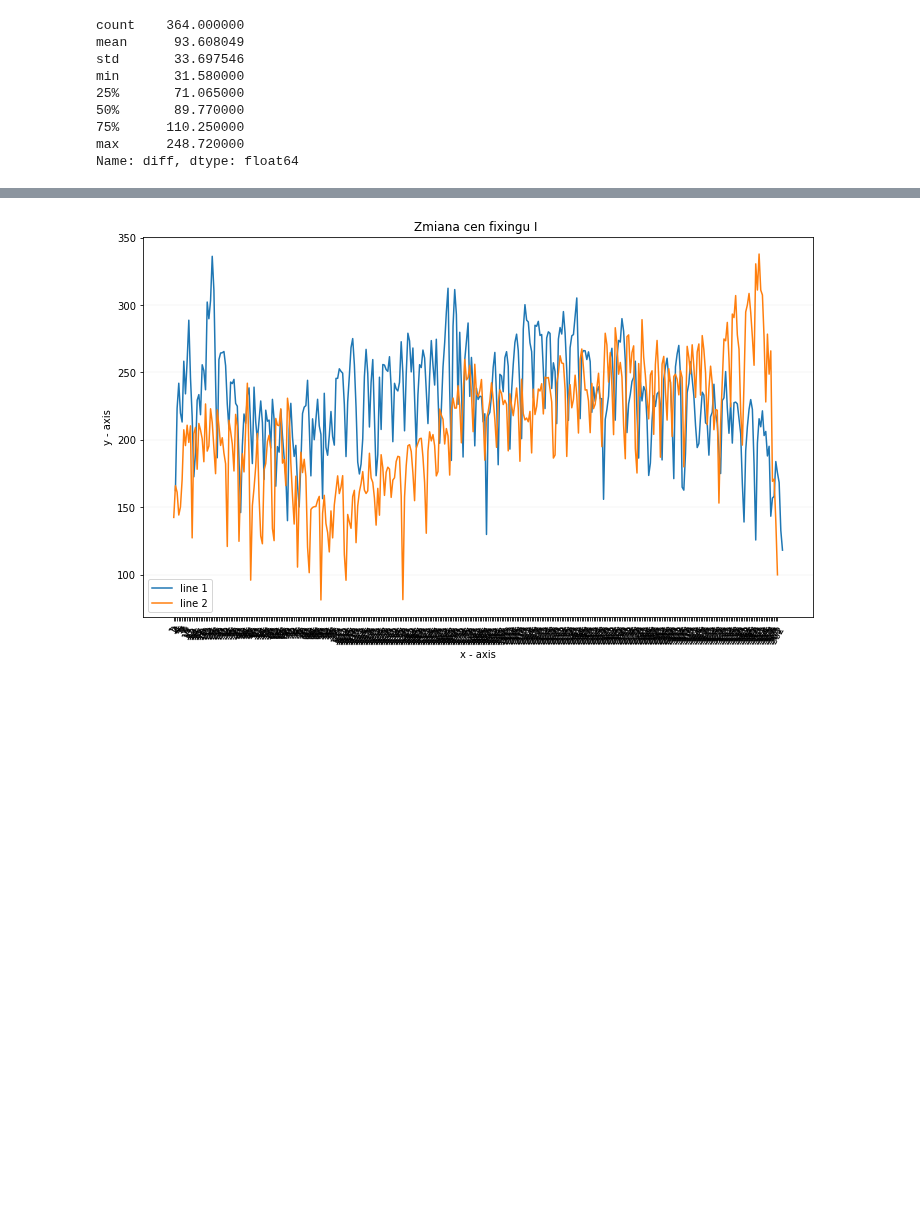
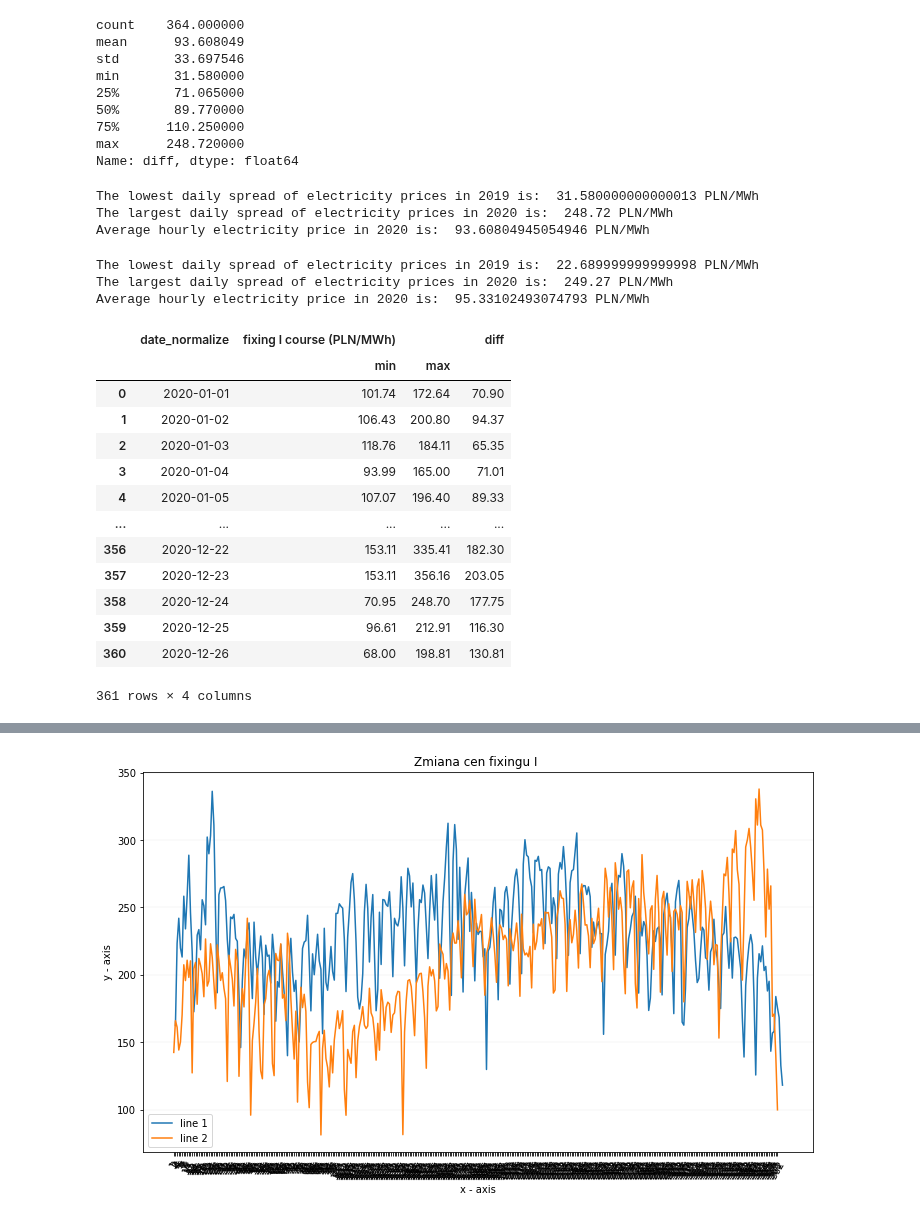
Before and after one commit to piekarsky/Short-Term-Electricity-Price-Forecasting-at-the-Polish-Day-Ahead-Market, a Jupyter notebook: power-market-analysis.ipynb, the cells around one changed output, grey strips where cells are left out. Saved outputs shown, nothing was run; the diff lists cells and outputs as text; code cells hidden in the pictures; blank space fills up the shorter version.

```diff
--- a/power-market-analysis.ipynb
+++ b/power-market-analysis.ipynb
@@ -420,3 +368,46 @@ min       31.580000
 75%      110.250000
 max      248.720000
 Name: diff, dtype: float64
+# %%
+smallest_daily_spread_fixing_prices_2019 = min(minmax_2019['diff'])
+print('The lowest daily spread of electricity prices in 2019 is: ', smallest_daily_spread_fixing_prices_2019, "PLN/MWh")
+
+largest_daily_spread_fixing_prices_2019 = max(minmax_2019['diff'])
+print('The largest daily spread of electricity prices in 2020 is: ', largest_daily_spread_fixing_prices_2019, "PLN/MWh")
+
+average_daily_spread_fixing_prices_2020 = statistics.mean(minmax_2019['diff'])
+print('Average hourly electricity price in 2020 is: ', average_daily_spread_fixing_prices_2020, "PLN/MWh")
+# %% [output]
+The lowest daily spread of electricity prices in 2019 is:  31.580000000000013 PLN/MWh
+The largest daily spread of electricity prices in 2020 is:  248.72 PLN/MWh
+Average hourly electricity price in 2020 is:  93.60804945054946 PLN/MWh
+# %%
+smallest_daily_spread_fixing_prices_2020 = min(minmax_2020['diff'])
+print('The lowest daily spread of electricity prices in 2019 is: ', smallest_daily_spread_fixing_prices_2020, "PLN/MWh")
+
+largest_daily_spread_fixing_prices_2020 = max(minmax_2020['diff'])
+print('The largest daily spread of electricity prices in 2020 is: ', largest_daily_spread_fixing_prices_2020, "PLN/MWh")
+
+average_daily_spread_fixing_prices_2020 = statistics.mean(minmax_2020['diff'])
+print('Average hourly electricity price in 2020 is: ', average_daily_spread_fixing_prices_2020, "PLN/MWh")
+# %% [output]
+The lowest daily spread of electricity prices in 2019 is:  22.689999999999998 PLN/MWh
+The largest daily spread of electricity prices in 2020 is:  249.27 PLN/MWh
+Average hourly electricity price in 2020 is:  95.33102493074793 PLN/MWh
+# %%
+minmax_2020
+# %% [output]
+|  | date_normalize | fixing I course (PLN/MWh) |  | diff |
+|  |  | min | max |  |
+| 0 | 2020-01-01 | 101.74 | 172.64 | 70.90 |
+| 1 | 2020-01-02 | 106.43 | 200.80 | 94.37 |
+| 2 | 2020-01-03 | 118.76 | 184.11 | 65.35 |
+| 3 | 2020-01-04 | 93.99 | 165.00 | 71.01 |
+| 4 | 2020-01-05 | 107.07 | 196.40 | 89.33 |
+| ... | ... | ... | ... | ... |
+| 356 | 2020-12-22 | 153.11 | 335.41 | 182.30 |
+| 357 | 2020-12-23 | 153.11 | 356.16 | 203.05 |
+| 358 | 2020-12-24 | 70.95 | 248.70 | 177.75 |
+| 359 | 2020-12-25 | 96.61 | 212.91 | 116.30 |
+| 360 | 2020-12-26 | 68.00 | 198.81 | 130.81 |
+361 rows × 4 columns
```
Also changed, not shown: parts of 15 cells of this notebook.
